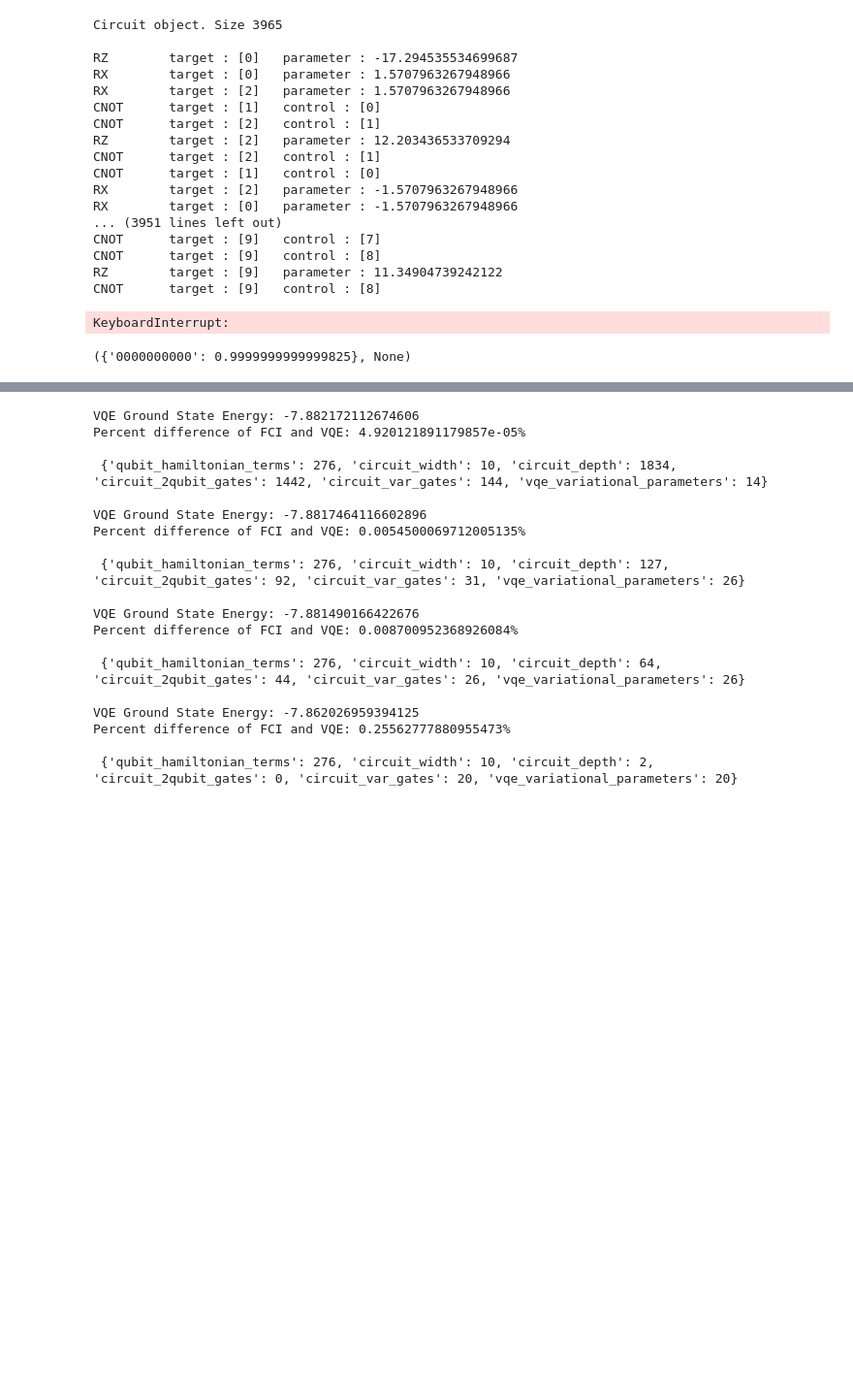
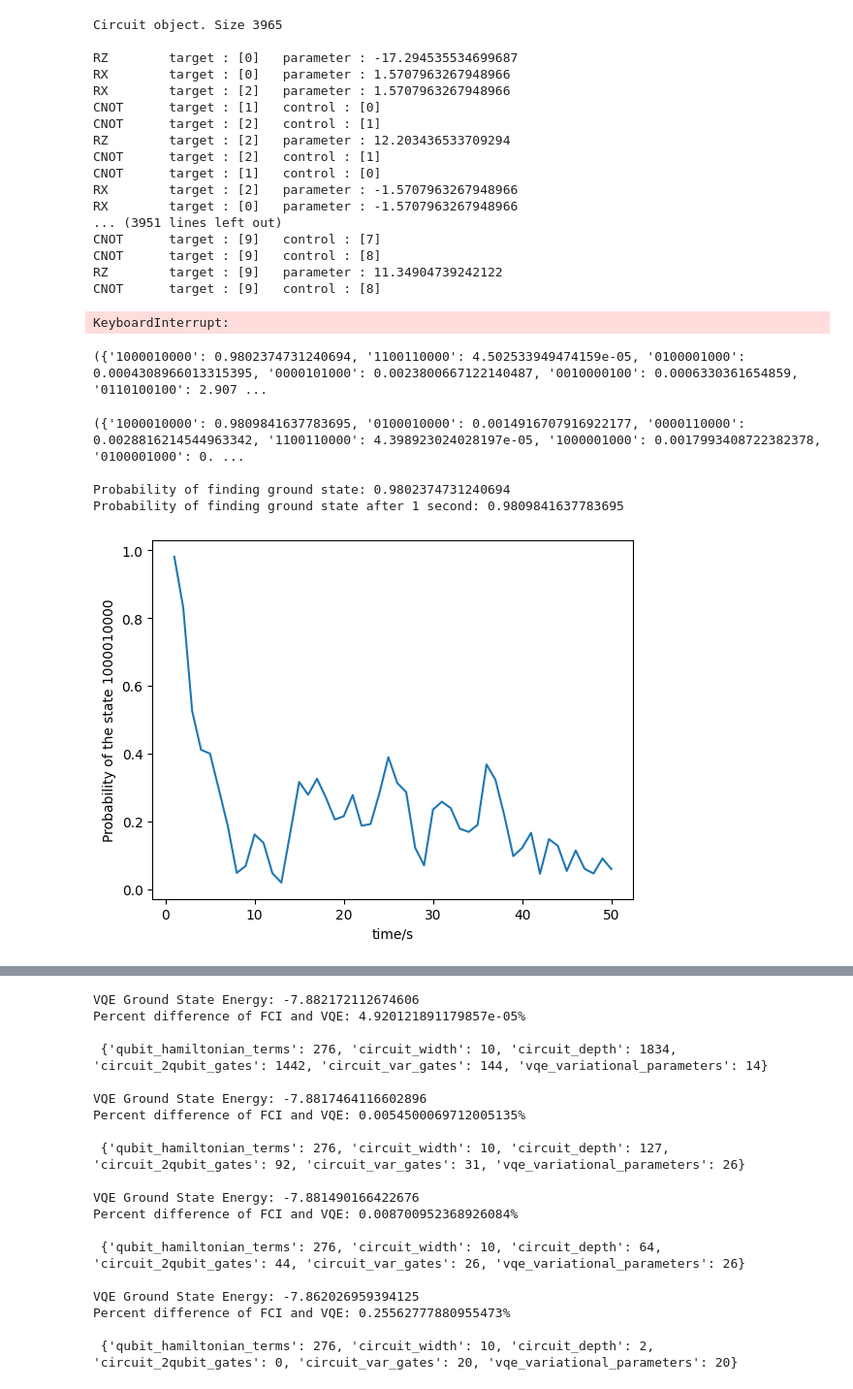
Before and after one commit to ld0rn76/0-Kelvin-Haq, a Jupyter notebook: LiH_test.ipynb, the cells around one changed output, grey strips where cells are left out. Shown at 97% size. Cells and saved outputs as stored; diff of their text form; code cells hidden in the pictures; blank space fills up the shorter version.

Commit message:
Add little analysis of energy evolution & vqesolve for excited state

```diff
--- a/LiH_test.ipynb
+++ b/LiH_test.ipynb
@@ -60,19 +96,18 @@ Percent difference of FCI and CCSD: 1.1436558940186721e-14%
 # %%
 #Implement a VQE Energy solver
 from tangelo.algorithms import VQESolver
+from tangelo.algorithms import BuiltInAnsatze as Ansatze
 
 #100 cycles for speed's sake
-vqe_options = {"molecule": mol_LiH, "verbose": True}
+vqe_options = {"molecule": mol_LiH, "verbose": True, "ansatz": Ansatze.QCC, "up_then_down": True}
 
 vqe_solver = VQESolver(vqe_options)
 vqe_solver.build()
+print(vqe_solver.ansatz.circuit)
 vqe_energy = vqe_solver.simulate()
 
-print(f"VQE Ground State Energy: {vqe_energy}")
+print(f"\nVQE Ground State Energy: {vqe_energy}")
 print(f"Percent difference of FCI and VQE: {100*(fci_energy-vqe_energy)/fci_energy}%")
 
-"""
-VQE Ground State Energy: -7.882390470334529
-Percent difference of FCI and VQE: 0.00016416314034363796%
-"""
+#print("VQE Ground State Energy using Ansatze.UCCSD: -7.882390470334529\nPercent difference of FCI and VQE: 0.00016416314034363796%")
 # %% [output]
@@ -123,7 +194,7 @@ pprint(vars(vqe_solver))
 #(noisy, noiseless, quantum machine hardware, etc.)
 from tangelo.toolboxes.unitary_generator.trotter_suzuki import TrotterSuzukiUnitary
 
-NUM_STEPS = 10
+NUM_STEPS = 1 ##Try the smallest time step possible; expect to see the evolution of quantum state being nearly the same as the original state.
 
 LiH_gnd_hamiltonian = vqe_solver.qubit_hamiltonian
 ts_model = TrotterSuzukiUnitary(qubit_hamiltonian=LiH_gnd_hamiltonian)
@@ -167,14 +238,67 @@ nm.add_quantum_error('CNOT', 'pauli', [1., 0., 0.])
 nm.add_quantum_error('CNOT', 'depol', 0.72)
 
 # Get backends with noisy or noiseless
-#noisy_backend = get_backend(target='qiskit', n_shots=10**6, noise_model=nm)
-noisless_backend = get_backend(target='qiskit')
+#noisy_backend = get_backend(target='qulacs', n_shots=10**6, noise_model=nm)
+noisless_backend = get_backend(target='qulacs')
 
 # Simulate
 #print(noisy_backend.simulate(optimal_circuit))
-print(noisless_backend.simulate(ts_circuit))
+print(noisless_backend.simulate(optimal_circuit))
 # %% [output]
-({'0000000000': 0.9999999999999825}, None)
+({'1000010000': 0.9802374731240694, '1100110000': 4.502533949474159e-05, '0100001000': 0.0004308966013315395, '0000101000': 0.0023800667122140487, '0010000100': 0.0006330361654859, '0110100100': 2.907 ...
+# %%
+# Indeed, when t is small (default time = 1.0 * NUM_STEPS = 1 = 1.0 second) in the time evolution, energy (quantum states) change is minimal:
+most_probable_state = "1000010000" # depends on your qubit_mapping setting. Here I used "srbk" so it is 1000010000 instead of 1100000000.
+print(noisless_backend.simulate(optimal_circuit+ts_circuit))
+print(f'\nProbability of finding ground state: {noisless_backend.simulate(optimal_circuit)[0][most_probable_state]}')
+print(f'Probability of finding ground state after 1 second: {noisless_backend.simulate(optimal_circuit+ts_circuit)[0][most_probable_state]} \n')
+from matplotlib import pyplot as plt
+
+## Can we see how it evolves? Let's try by plotting how the probability of the 1100000000 initial state changes:
+def plot_state_prob_evolve(state):
+    t_array = range(1,51)
+    p_array = []
+    for i in t_array:
+        ts = TrotterSuzukiUnitary(qubit_hamiltonian=LiH_gnd_hamiltonian).build_circuit(i)
+        p_array.append(noisless_backend.simulate(optimal_circuit+ts)[0][state])
+    plt.plot(t_array,p_array)
+    plt.xlabel("time/s")
+    plt.ylabel(f"Probability of the state {state}")
+
+# state = '1100000000'
+plot_state_prob_evolve(most_probable_state)
+
+## Calculating the energy from the state probability (naive guessing); TODO: look into how energy connects with the mapping used.
+def cal_energy_from_prob(molecular_energies, probabilities):
+    energy = 0
+    for prob_key, prob_value in probabilities.items():
+        j = 0
+        temp = 0
+        # print(prob_key)
+        while j < len(prob_key)/2:
+            if prob_key[2*j] == "1":
+                temp += molecular_energies[j]
+                # print(j)
+            if prob_key[2*j+1] == "1":
+                temp += molecular_energies[j]
+                # print(j)
+            j += 1
+        energy += temp * prob_value
+
+    return energy
+
+# print(f'Valence electron energy: {cal_energy_from_prob(mol_LiH.mo_energies, noisless_backend.simulate(optimal_circuit)[0])}')
+# print(f'Valence electron energy after 1 second: {cal_energy_from_prob(mol_LiH.mo_energies, noisless_backend.simulate(optimal_circuit+TrotterSuzukiUnitary(qubit_hamiltonian=LiH_gnd_hamiltonian).build_circuit(1))[0])}')
+
+# energy_array = []
+# time_array = range(1,51)
+# cal_energy_from_prob(mol_LiH.mo_energies, noisless_backend.simulate(optimal_circuit+TrotterSuzukiUnitary(qubit_hamiltonian=LiH_gnd_hamiltonian).build_circuit(time_array))[0])
+# %% [output]
+({'1000010000': 0.9809841637783695, '0100010000': 0.0014916707916922177, '0000110000': 0.0028816214544963342, '1100110000': 4.398923024028197e-05, '1000001000': 0.0017993408722382378, '0100001000': 0. ...
+
+Probability of finding ground state: 0.9802374731240694
+Probability of finding ground state after 1 second: 0.9809841637783695
+[figure, added]
 # %%
 # Try different Mappings
 from tangelo.algorithms import BuiltInAnsatze as Ansatze
```
Also changed, not shown: parts of 9 cells of this notebook, 1 other file.
